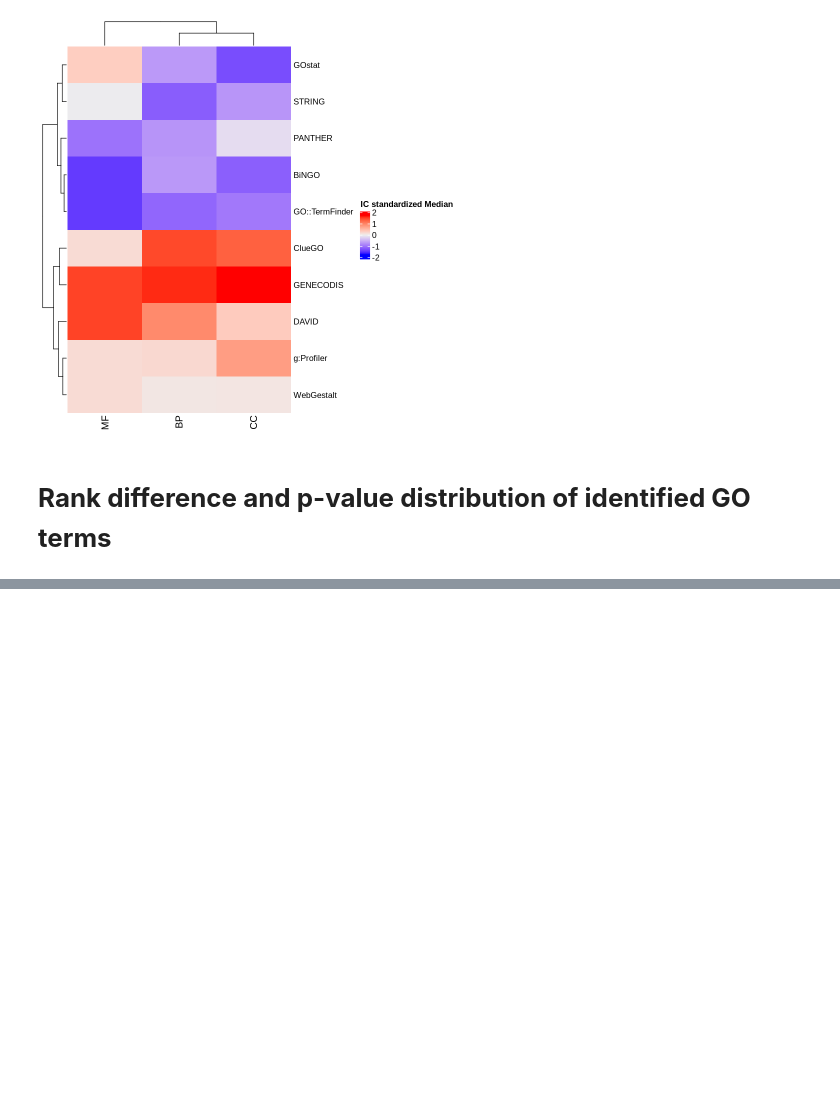
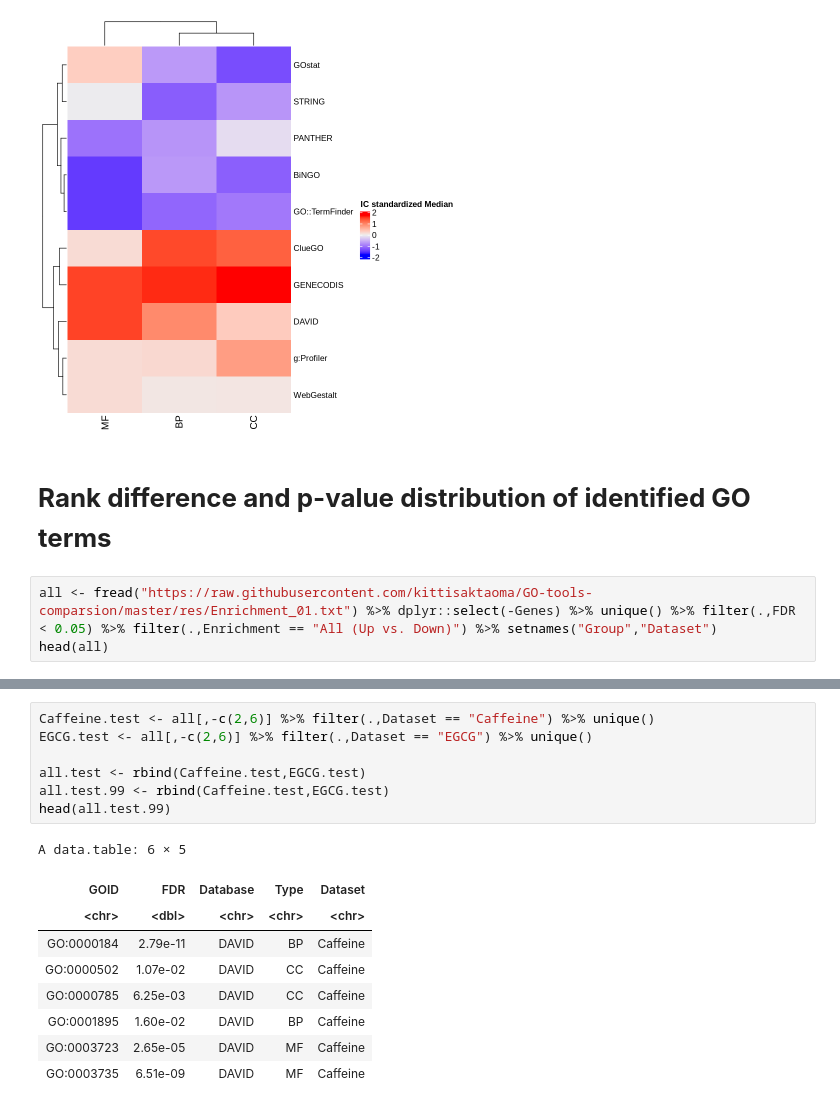
Before and after one commit to kittisaktaoma/GO-tools-comparsion, a Jupyter notebook: GO_tools_Comparison.ipynb, the cells around one changed output, grey strips where cells are left out. Saved outputs shown, nothing was run; the diff lists cells and outputs as text; blank space fills up the shorter version.

```diff
--- a/GO_tools_Comparison.ipynb
+++ b/GO_tools_Comparison.ipynb
@@ -956,3 +957,6 @@ Warning message:
 [figure]
 # %% [markdown]
 # **Rank difference and p-value distribution of identified GO terms**
+# %%
+all <- fread("https://raw.githubusercontent.com/kittisaktaoma/GO-tools-comparsion/master/res/Enrichment_01.txt") %>% dplyr::select(-Genes) %>% unique() %>% filter(.,FDR < 0.05) %>% filter(.,Enrichment == "All (Up vs. Down)") %>% setnames("Group","Dataset")
+head(all)
@@ -958,0 +973,17 @@ Warning message:
+# %%
+Caffeine.test <- all[,-c(2,6)] %>% filter(.,Dataset == "Caffeine") %>% unique()
+EGCG.test <- all[,-c(2,6)] %>% filter(.,Dataset == "EGCG") %>% unique()
+
+all.test <- rbind(Caffeine.test,EGCG.test)
+all.test.99 <- rbind(Caffeine.test,EGCG.test)
+head(all.test.99)
+# %% [output]
+A data.table: 6 × 5
+| GOID | FDR | Database | Type | Dataset |
+| <chr> | <dbl> | <chr> | <chr> | <chr> |
+| GO:0000184 | 2.79e-11 | DAVID | BP | Caffeine |
+| GO:0000502 | 1.07e-02 | DAVID | CC | Caffeine |
+| GO:0000785 | 6.25e-03 | DAVID | CC | Caffeine |
+| GO:0001895 | 1.60e-02 | DAVID | BP | Caffeine |
+| GO:0003723 | 2.65e-05 | DAVID | MF | Caffeine |
+| GO:0003735 | 6.51e-09 | DAVID | MF | Caffeine |
```
Also changed, not shown: parts of 4 cells of this notebook.
